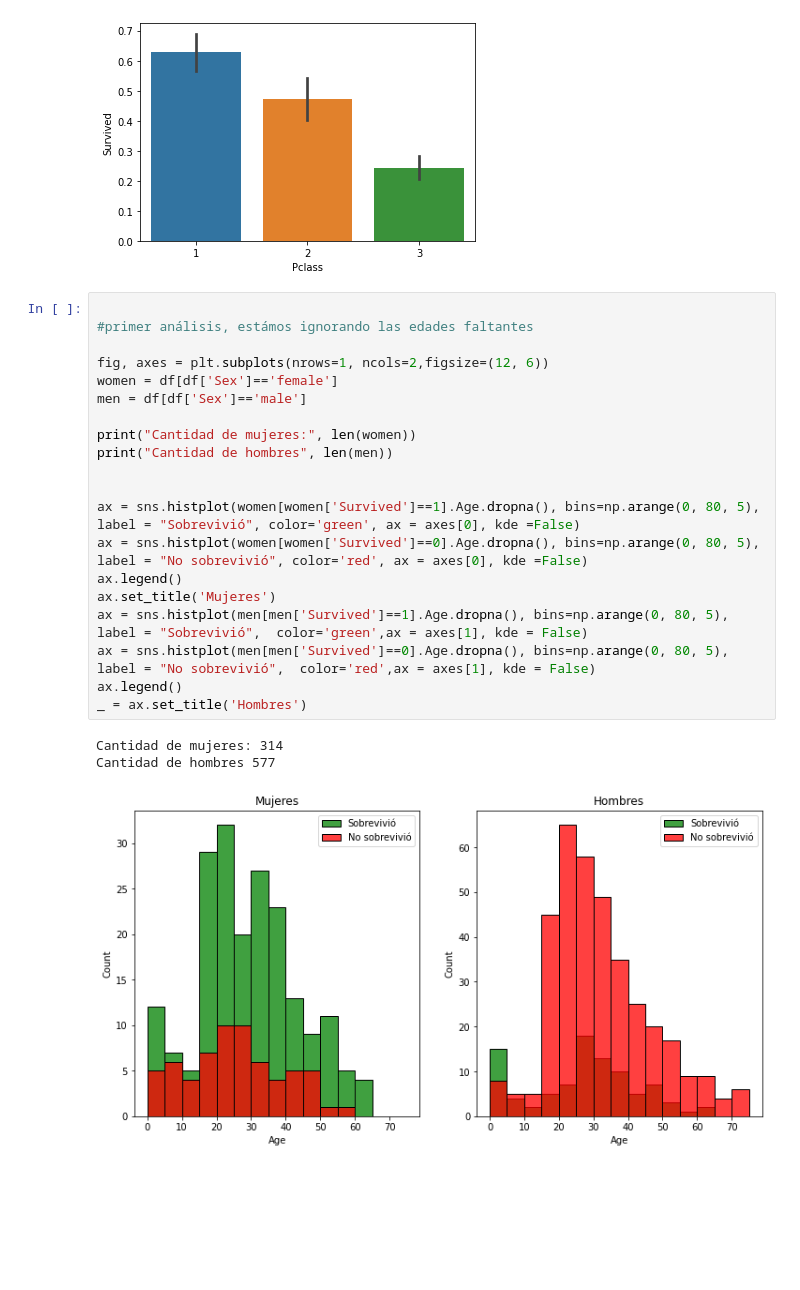
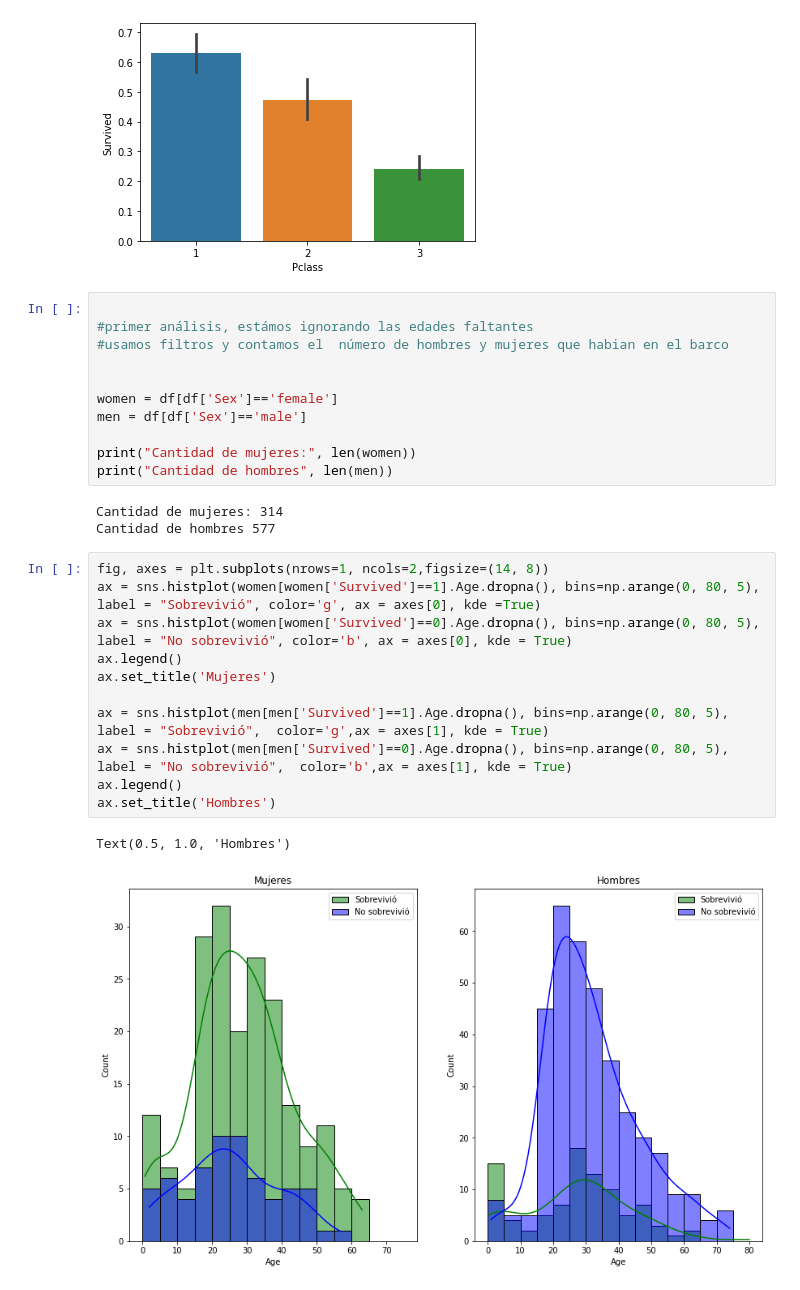
Before and after one commit to Jorge-89/Data-Science-CoderHouse, a Jupyter notebook: Titanic_Pandas.ipynb, the cells around one changed output. Cells and saved outputs as stored; diff of their text form; blank space fills up the shorter version.

```diff
--- a/Titanic_Pandas.ipynb
+++ b/Titanic_Pandas.ipynb
@@ -101,27 +101,31 @@ sns.barplot(x='Pclass', y='Survived', data=df)
 # %% [output]
 <matplotlib.axes._subplots.AxesSubplot at 0x...>
 [figure]
+# %%
+
+#primer análisis, estámos ignorando las edades faltantes
+#usamos filtros y contamos el  número de hombres y mujeres que habian en el barco
+
+
+women = df[df['Sex']=='female']
+men = df[df['Sex']=='male']
+
+print("Cantidad de mujeres:", len(women))
+print("Cantidad de hombres", len(men))
+# %% [output]
+Cantidad de mujeres: 314
+Cantidad de hombres 577
 # %%
-
-#primer análisis, estámos ignorando las edades faltantes
-
-fig, axes = plt.subplots(nrows=1, ncols=2,figsize=(12, 6))
-women = df[df['Sex']=='female']
-men = df[df['Sex']=='male']
-
-print("Cantidad de mujeres:", len(women))
-print("Cantidad de hombres", len(men))
-
-
-ax = sns.histplot(women[women['Survived']==1].Age.dropna(), bins=np.arange(0, 80, 5), label = "Sobrevivió", color='green', ax = axes[0], kde =False)
-ax = sns.histplot(women[women['Survived']==0].Age.dropna(), bins=np.arange(0, 80, 5), label = "No sobrevivió", color='red', ax = axes[0], kde =False)
+fig, axes = plt.subplots(nrows=1, ncols=2,figsize=(14, 8))
+ax = sns.histplot(women[women['Survived']==1].Age.dropna(), bins=np.arange(0, 80, 5), label = "Sobrevivió", color='g', ax = axes[0], kde =True)
+ax = sns.histplot(women[women['Survived']==0].Age.dropna(), bins=np.arange(0, 80, 5), label = "No sobrevivió", color='b', ax = axes[0], kde = True)
 ax.legend()
 ax.set_title('Mujeres')
-ax = sns.histplot(men[men['Survived']==1].Age.dropna(), bins=np.arange(0, 80, 5), label = "Sobrevivió",  color='green',ax = axes[1], kde = False)
-ax = sns.histplot(men[men['Survived']==0].Age.dropna(), bins=np.arange(0, 80, 5), label = "No sobrevivió",  color='red',ax = axes[1], kde = False)
+
+ax = sns.histplot(men[men['Survived']==1].Age.dropna(), bins=np.arange(0, 80, 5), label = "Sobrevivió",  color='g',ax = axes[1], kde = True)
+ax = sns.histplot(men[men['Survived']==0].Age.dropna(), bins=np.arange(0, 80, 5), label = "No sobrevivió",  color='b',ax = axes[1], kde = True)
 ax.legend()
-_ = ax.set_title('Hombres')
+ax.set_title('Hombres')
 # %% [output]
-Cantidad de mujeres: 314
-Cantidad de hombres 577
+Text(0.5, 1.0, 'Hombres')
-[figure, old version]
+[figure, new version]
```
Also changed, not shown: parts of 6 cells of this notebook.
